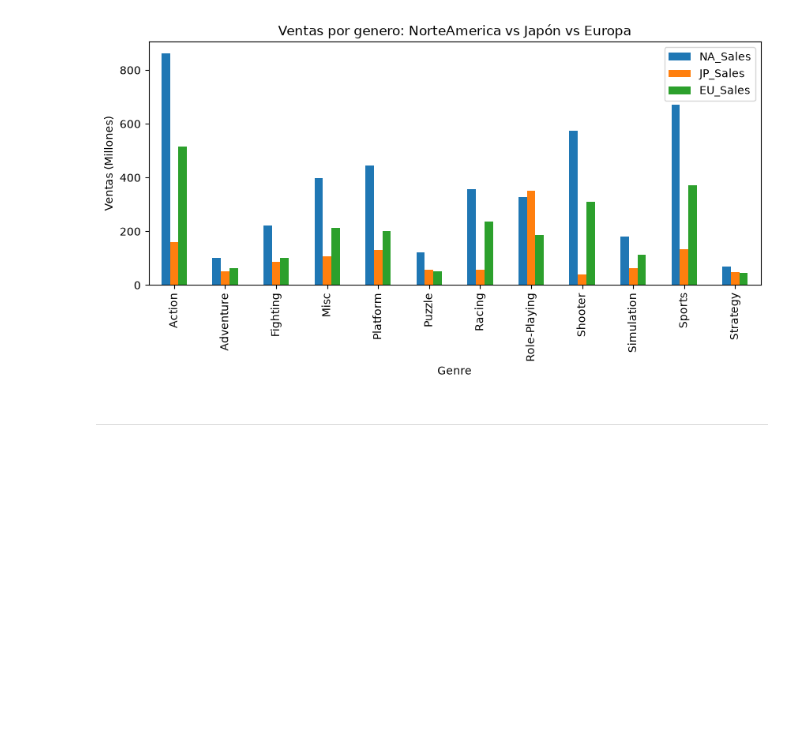
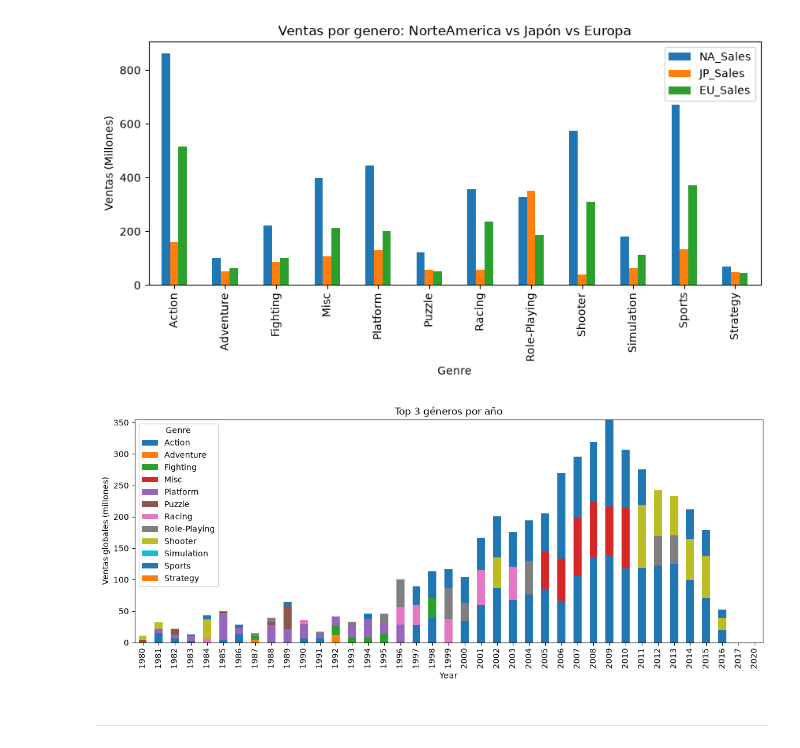
Before and after one commit to DylanRico007/VideoGamesSales-main, a Jupyter notebook: Notebook/VideoGamesSales.ipynb, the cells around one changed output. Cells and saved outputs as stored; diff of their text form; code cells hidden in the pictures; blank space fills up the shorter version.

```diff
--- a/Notebook/VideoGamesSales.ipynb
+++ b/Notebook/VideoGamesSales.ipynb
@@ -153,6 +153,21 @@ plt.ylabel('Ventas (Millones)')
 plt.show()
 # %% [output]
 [figure]
+# %%
+top3 = df_clean.pivot_table(
+    index='Year', columns='Genre',
+    values='Global_Sales', aggfunc='sum'
+)
+
+top3.where(top3.rank(axis=1, ascending=False) <= 3, 0).plot(
+    kind='bar', stacked=True, figsize=(14, 5),
+    title='Top 3 géneros por año'
+)
+
+plt.ylabel('Ventas globales (millones)')
+plt.show()
+# %% [output]
+[figure, added]
 # %% [markdown]
 ---
 # %% [markdown]
```
